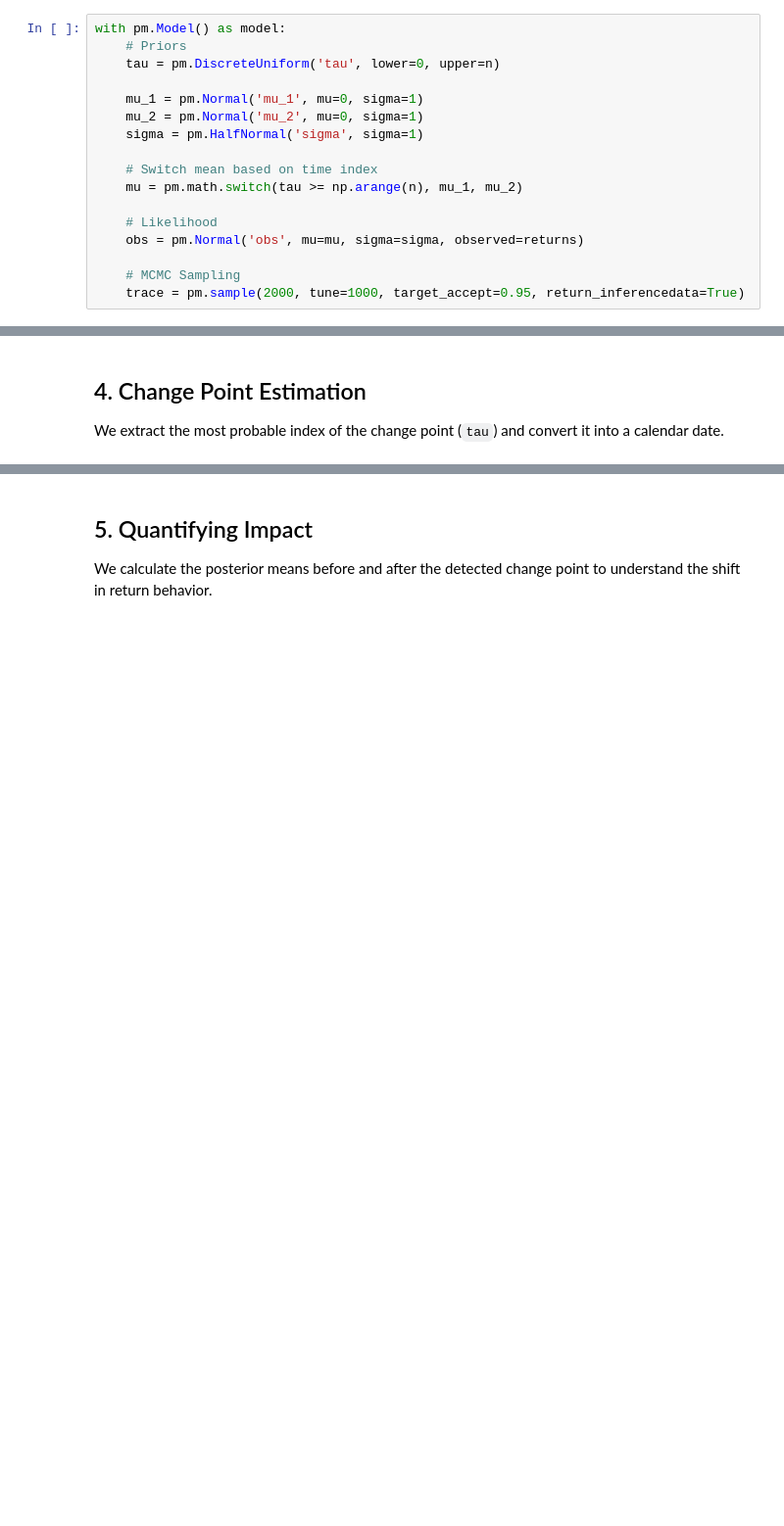
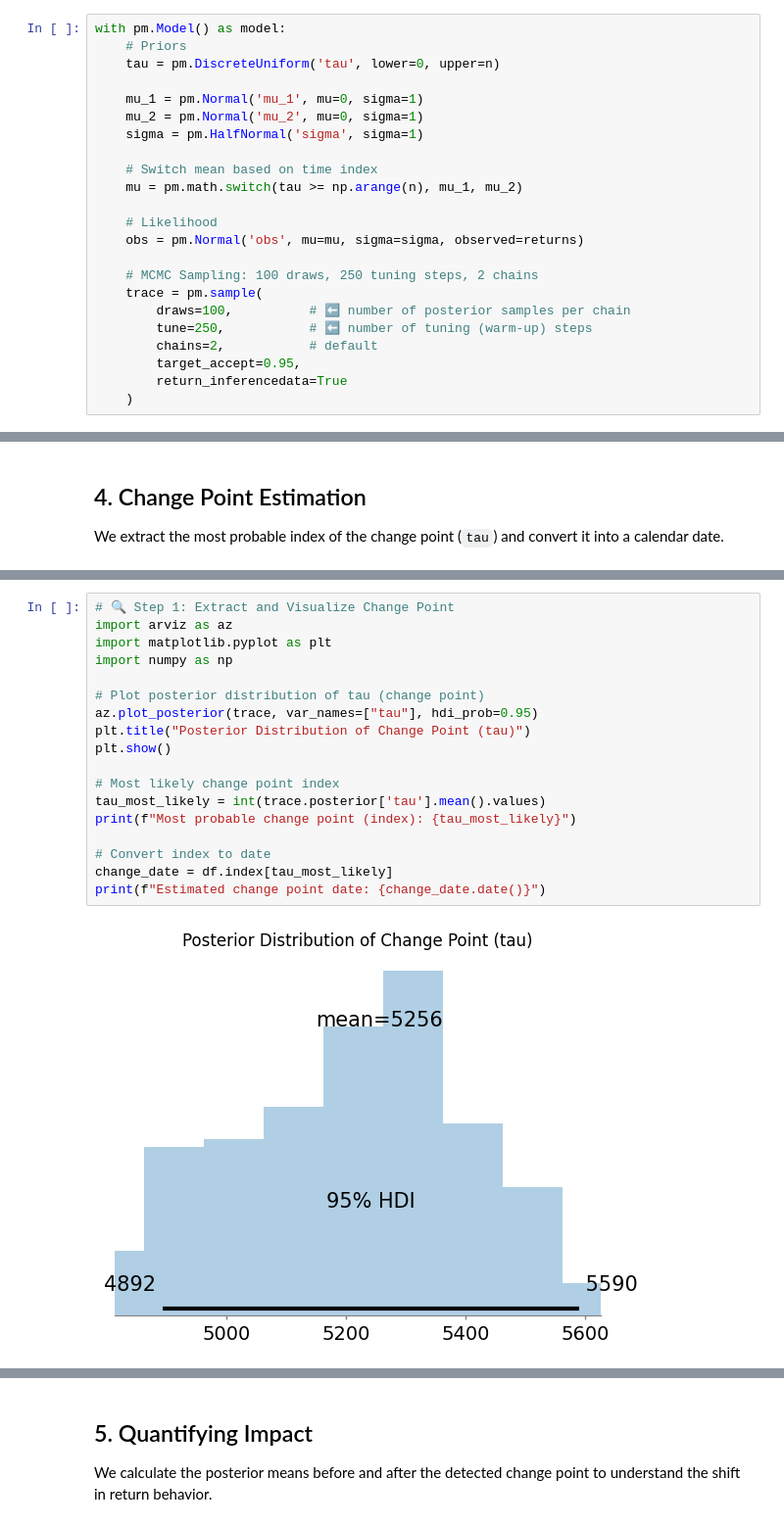
Before and after one commit to BetselotYitagesu/brent_oil_change_point_analysis, a Jupyter notebook: notebooks/02_change_point_model.ipynb, the cells around one changed output, grey strips where cells are left out. Shown: that part at 98% size. Saved outputs shown, nothing was run; the diff lists cells and outputs as text; blank space fills up the shorter version.

```diff
--- a/notebooks/02_change_point_model.ipynb
+++ b/notebooks/02_change_point_model.ipynb
@@ -35,8 +38,14 @@ with pm.Model() as model:
     # Likelihood
     obs = pm.Normal('obs', mu=mu, sigma=sigma, observed=returns)
 
-    # MCMC Sampling
-    trace = pm.sample(2000, tune=1000, target_accept=0.95, return_inferencedata=True)
+    # MCMC Sampling: 100 draws, 250 tuning steps, 2 chains
+    trace = pm.sample(
+        draws=100,          # ⬅️ number of posterior samples per chain
+        tune=250,           # ⬅️ number of tuning (warm-up) steps
+        chains=2,           # default
+        target_accept=0.95,
+        return_inferencedata=True
+    )
 # %% [output]
 Multiprocess sampling (2 chains in 2 jobs)
 CompoundStep
@@ -63,0 +87,20 @@ print(f"Estimated change point date: {change_date.date()}")
+# %%
+# 🔍 Step 1: Extract and Visualize Change Point
+import arviz as az
+import matplotlib.pyplot as plt
+import numpy as np
+
+# Plot posterior distribution of tau (change point)
+az.plot_posterior(trace, var_names=["tau"], hdi_prob=0.95)
+plt.title("Posterior Distribution of Change Point (tau)")
+plt.show()
+
+# Most likely change point index
+tau_most_likely = int(trace.posterior['tau'].mean().values)
+print(f"Most probable change point (index): {tau_most_likely}")
+
+# Convert index to date
+change_date = df.index[tau_most_likely]
+print(f"Estimated change point date: {change_date.date()}")
+# %% [output]
+[figure, added]
```
Also changed, not shown: parts of 8 cells of this notebook, 1 other file.
